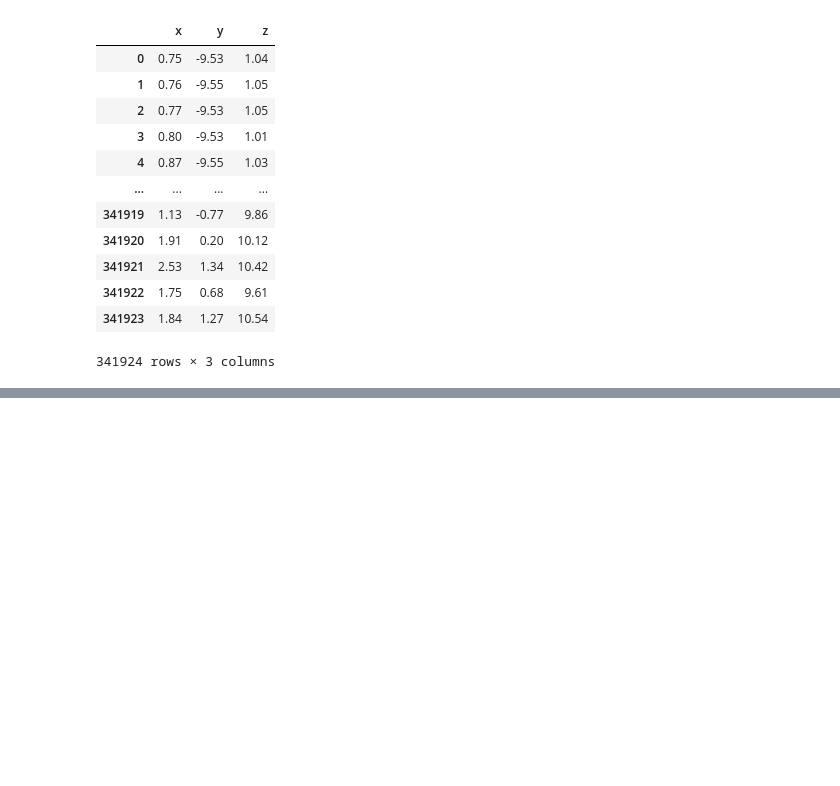
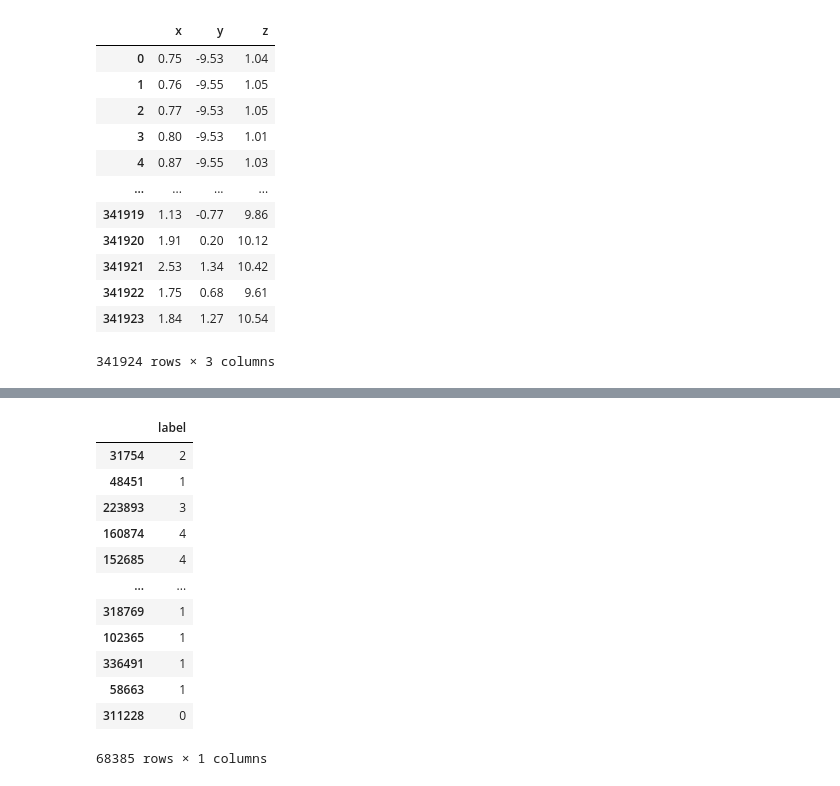
Before and after one commit to yousefkhaled282/Selected_1, a Jupyter notebook: ANN.ipynb, the cells around one changed output, grey strips where cells are left out. Cells and saved outputs as stored; diff of their text form; code cells hidden in the pictures; blank space fills up the shorter version.

```diff
--- a/ANN.ipynb
+++ b/ANN.ipynb
@@ -42,6 +56,22 @@ Y.head()
 # %%
 from sklearn.model_selection import train_test_split
 X_train, X_test, y_train, y_test = train_test_split(X, Y, test_size = 0.2, random_state = 0)
+# %%
+y_test
+# %% [output]
+|  | label |
+| 31754 | 2 |
+| 48451 | 1 |
+| 223893 | 3 |
+| 160874 | 4 |
+| 152685 | 4 |
+| ... | ... |
+| 318769 | 1 |
+| 102365 | 1 |
+| 336491 | 1 |
+| 58663 | 1 |
+| 311228 | 0 |
+68385 rows × 1 columns
 # %%
 from sklearn.preprocessing import StandardScaler
 sc = StandardScaler()
```
Also changed, not shown: parts of 17 cells of this notebook.
